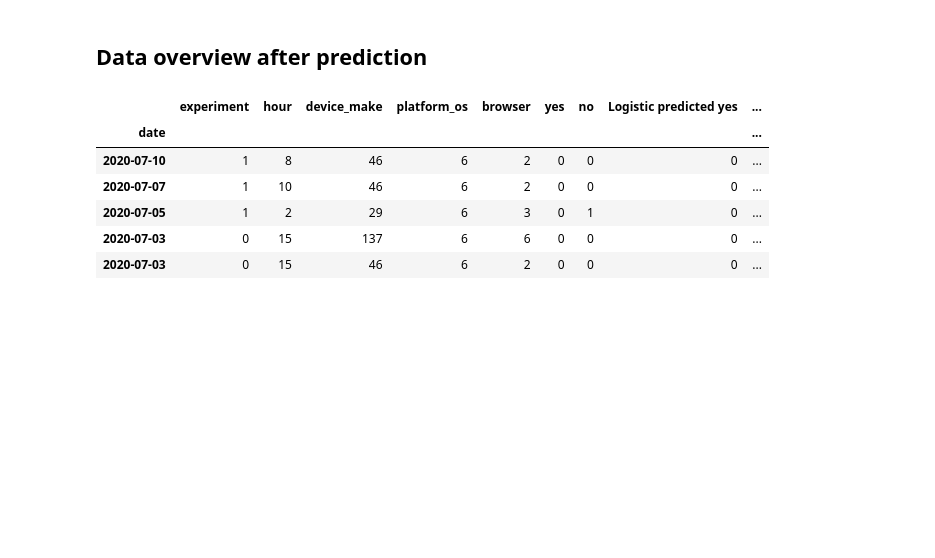
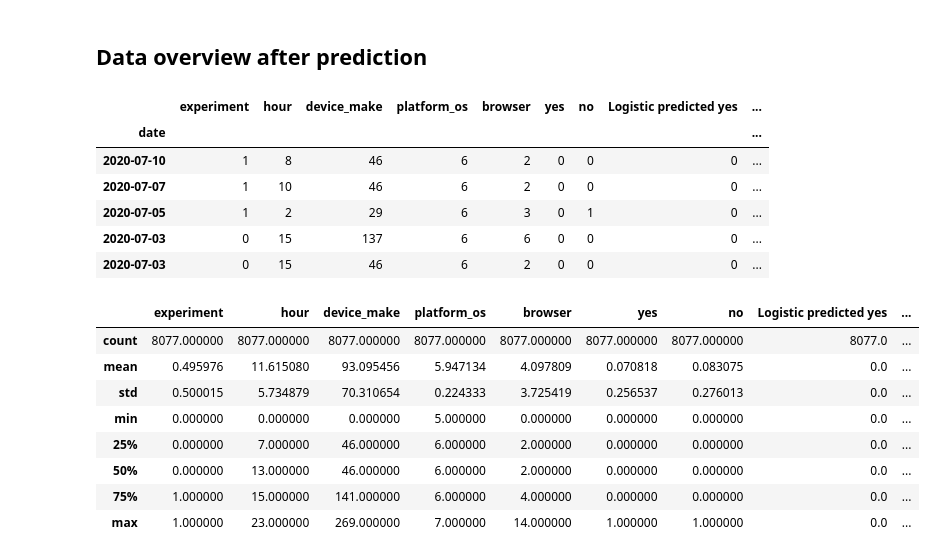
Before and after one commit to comsavvy/A-B-Hypothesis-testing, a Jupyter notebook: w4.ipynb, the cells around one changed output. Drawn from its saved outputs; the diff is of its cells as text; code cells hidden in the pictures; blank space fills up the shorter version.

```diff
--- a/w4.ipynb
+++ b/w4.ipynb
@@ -295,3 +372,15 @@ training_data.head()
 | 2020-07-05 | 1 | 2 | 29 | 6 | 3 | 0 | 1 | 0 | ... |
 | 2020-07-03 | 0 | 15 | 137 | 6 | 6 | 0 | 0 | 0 | ... |
 | 2020-07-03 | 0 | 15 | 46 | 6 | 2 | 0 | 0 | 0 | ... |
+# %%
+training_data.describe()
+# %% [output]
+|  | experiment | hour | device_make | platform_os | browser | yes | no | Logistic predicted yes | ... |
+| count | 8077.000000 | 8077.000000 | 8077.000000 | 8077.000000 | 8077.000000 | 8077.000000 | 8077.000000 | 8077.0 | ... |
+| mean | 0.495976 | 11.615080 | 93.095456 | 5.947134 | 4.097809 | 0.070818 | 0.083075 | 0.0 | ... |
+| std | 0.500015 | 5.734879 | 70.310654 | 0.224333 | 3.725419 | 0.256537 | 0.276013 | 0.0 | ... |
+| min | 0.000000 | 0.000000 | 0.000000 | 5.000000 | 0.000000 | 0.000000 | 0.000000 | 0.0 | ... |
+| 25% | 0.000000 | 7.000000 | 46.000000 | 6.000000 | 2.000000 | 0.000000 | 0.000000 | 0.0 | ... |
+| 50% | 0.000000 | 13.000000 | 46.000000 | 6.000000 | 2.000000 | 0.000000 | 0.000000 | 0.0 | ... |
+| 75% | 1.000000 | 15.000000 | 141.000000 | 6.000000 | 4.000000 | 0.000000 | 0.000000 | 0.0 | ... |
+| max | 1.000000 | 23.000000 | 269.000000 | 7.000000 | 14.000000 | 1.000000 | 1.000000 | 0.0 | ... |
```
Also changed, not shown: parts of 29 cells of this notebook.
